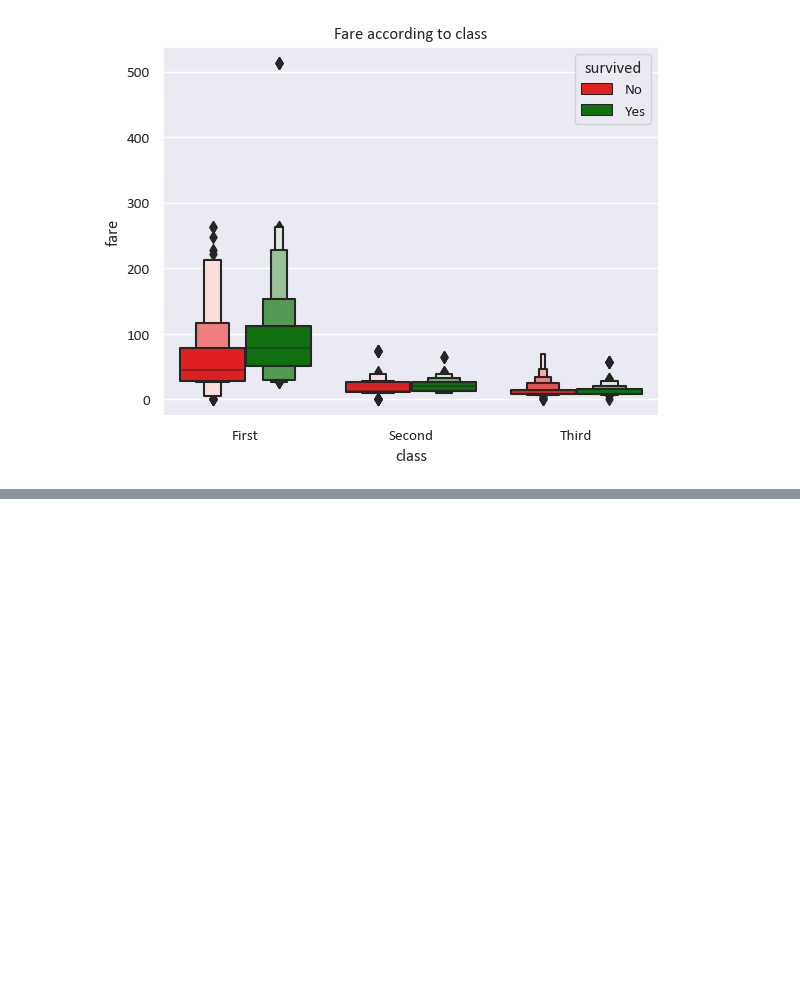
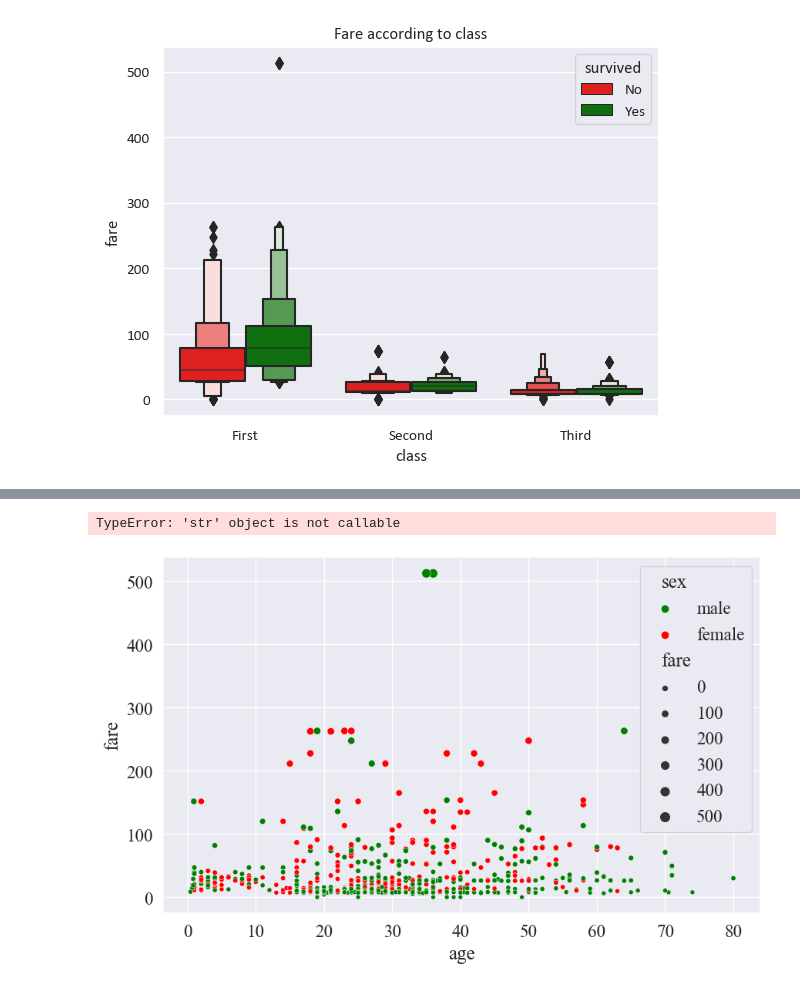
Before and after one commit to MadeehaTassadaq/python_basics, a Jupyter notebook: 06_data_visualization.ipynb, the cells around one changed output, grey strips where cells are left out. Saved outputs shown, nothing was run; the diff lists cells and outputs as text; code cells hidden in the pictures; blank space fills up the shorter version.

```diff
--- a/06_data_visualization.ipynb
+++ b/06_data_visualization.ipynb
@@ -138,0 +167,16 @@ TypeError: 'str' object is not callable
+# %%
+# style of a plot
+sns.set_theme(style='darkgrid', font_scale=1.5, font='Times New Roman')
+# scatter plot size of figure size
+plt.figure(figsize=(10,6)) # a4 page size 16:9
+
+# change the scatter point colors
+palette = {'male': 'green', 'female': 'red'}
+sns.scatterplot(data=df, x='age', y='fare', hue='sex', size='fare', palette=palette)
+# labels
+plt.xlabel('Age')
+plt.ylabel('Fare')
+plt.title('Scatter Plot of Age vs Fare')
+# %% [output]
+TypeError: 'str' object is not callable
+[figure, added]
```
Also changed, not shown: parts of 12 cells of this notebook, 6 other files.
